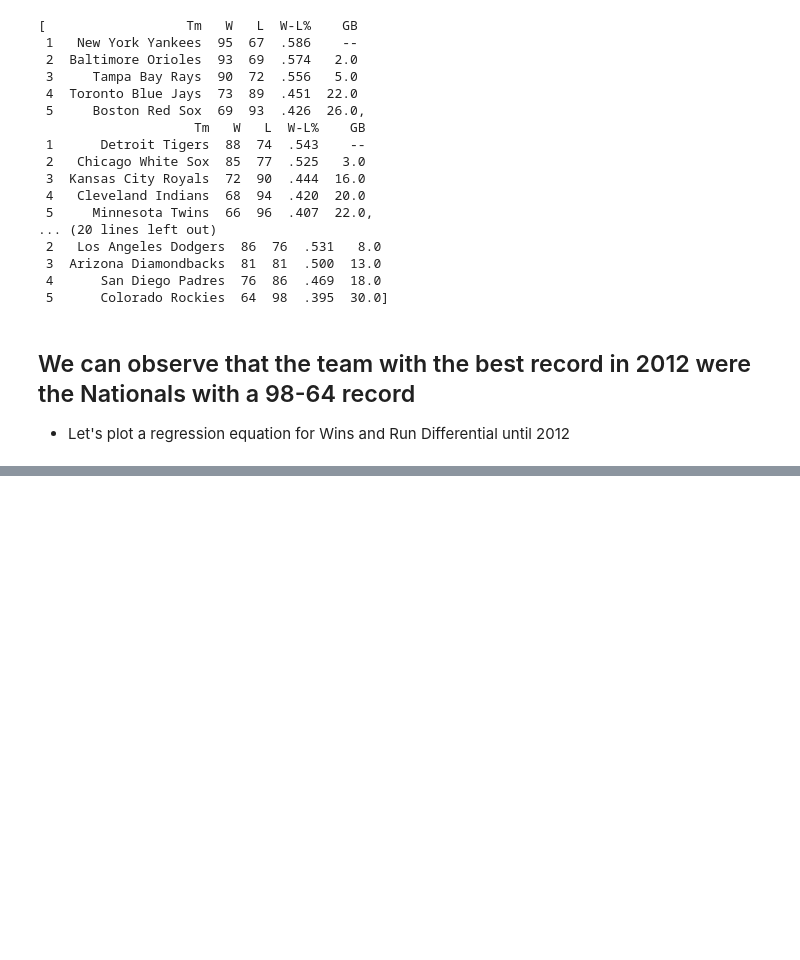
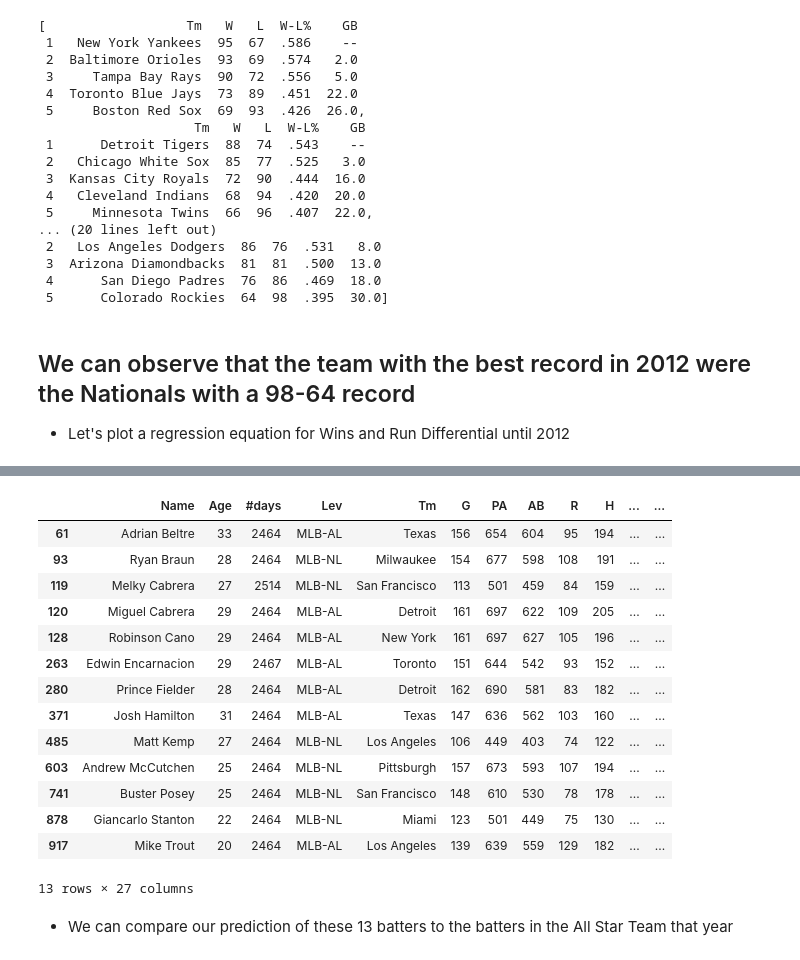
Before and after one commit to anantmoudgalya/Moneyball, a Jupyter notebook: 2012 All Star.ipynb, the cells around one changed output, grey strips where cells are left out. Drawn from its saved outputs; the diff is of its cells as text; code cells hidden in the pictures; blank space fills up the shorter version.

```diff
--- a/2012 All Star.ipynb
+++ b/2012 All Star.ipynb
@@ -57,0 +123,23 @@ df["RD"] = df["RS"]
+# %%
+data = pybaseball.batting_stats_range('2012-03-28', '2012-10-28')
+# %%
+# A regular batter faces more than 400 at-bats
+data[(data["OPS"] > 0.902) & (data["AB"] > 400)]
+# %% [output]
+|  | Name | Age | #days | Lev | Tm | G | PA | AB | R | H | ... | ... |
+| 61 | Adrian Beltre | 33 | 2464 | MLB-AL | Texas | 156 | 654 | 604 | 95 | 194 | ... | ... |
+| 93 | Ryan Braun | 28 | 2464 | MLB-NL | Milwaukee | 154 | 677 | 598 | 108 | 191 | ... | ... |
+| 119 | Melky Cabrera | 27 | 2514 | MLB-NL | San Francisco | 113 | 501 | 459 | 84 | 159 | ... | ... |
+| 120 | Miguel Cabrera | 29 | 2464 | MLB-AL | Detroit | 161 | 697 | 622 | 109 | 205 | ... | ... |
+| 128 | Robinson Cano | 29 | 2464 | MLB-AL | New York | 161 | 697 | 627 | 105 | 196 | ... | ... |
+| 263 | Edwin Encarnacion | 29 | 2467 | MLB-AL | Toronto | 151 | 644 | 542 | 93 | 152 | ... | ... |
+| 280 | Prince Fielder | 28 | 2464 | MLB-AL | Detroit | 162 | 690 | 581 | 83 | 182 | ... | ... |
+| 371 | Josh Hamilton | 31 | 2464 | MLB-AL | Texas | 147 | 636 | 562 | 103 | 160 | ... | ... |
+| 485 | Matt Kemp | 27 | 2464 | MLB-NL | Los Angeles | 106 | 449 | 403 | 74 | 122 | ... | ... |
+| 603 | Andrew McCutchen | 25 | 2464 | MLB-NL | Pittsburgh | 157 | 673 | 593 | 107 | 194 | ... | ... |
+| 741 | Buster Posey | 25 | 2464 | MLB-NL | San Francisco | 148 | 610 | 530 | 78 | 178 | ... | ... |
+| 878 | Giancarlo Stanton | 22 | 2464 | MLB-NL | Miami | 123 | 501 | 449 | 75 | 130 | ... | ... |
+| 917 | Mike Trout | 20 | 2464 | MLB-AL | Los Angeles | 139 | 639 | 559 | 129 | 182 | ... | ... |
+13 rows × 27 columns
+# %% [markdown]
+* We can compare our prediction of these 13 batters to the batters in the All Star Team that year
```
Also changed, not shown: parts of 17 cells of this notebook.
